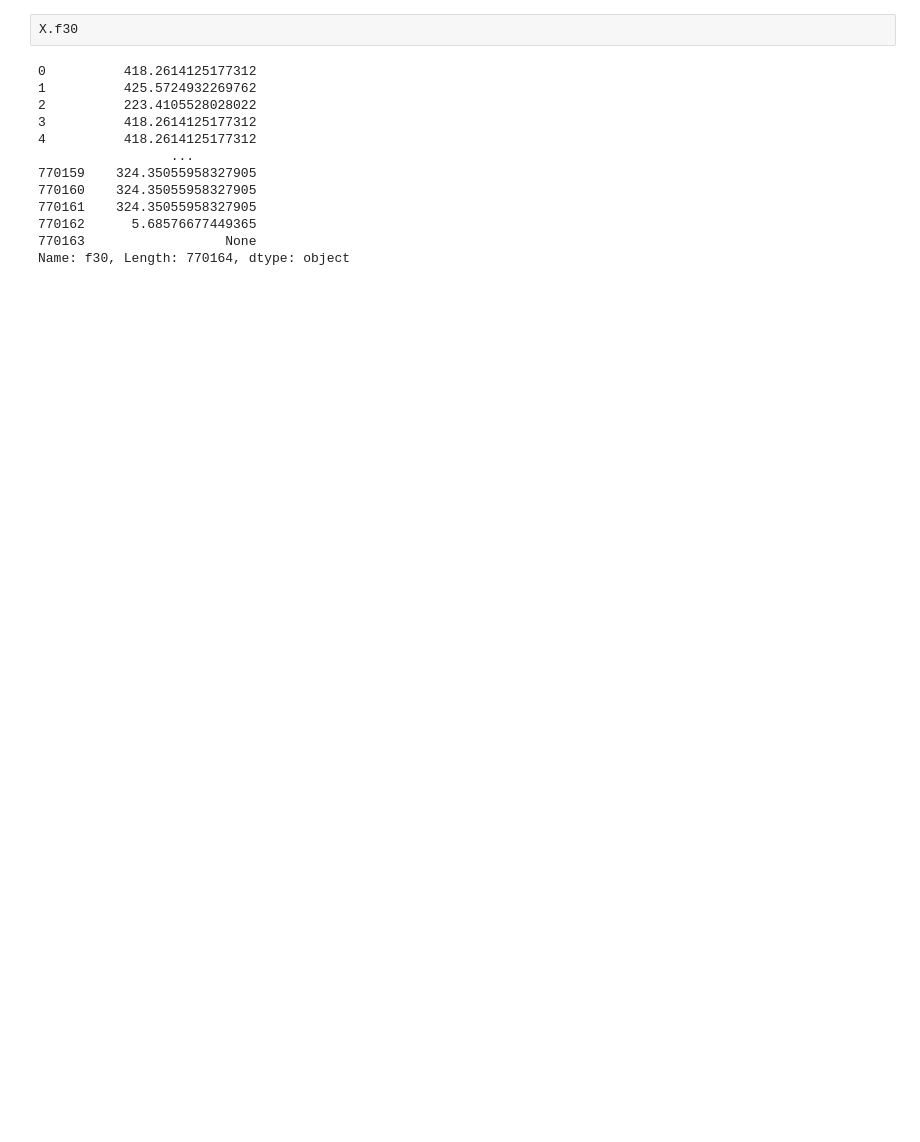
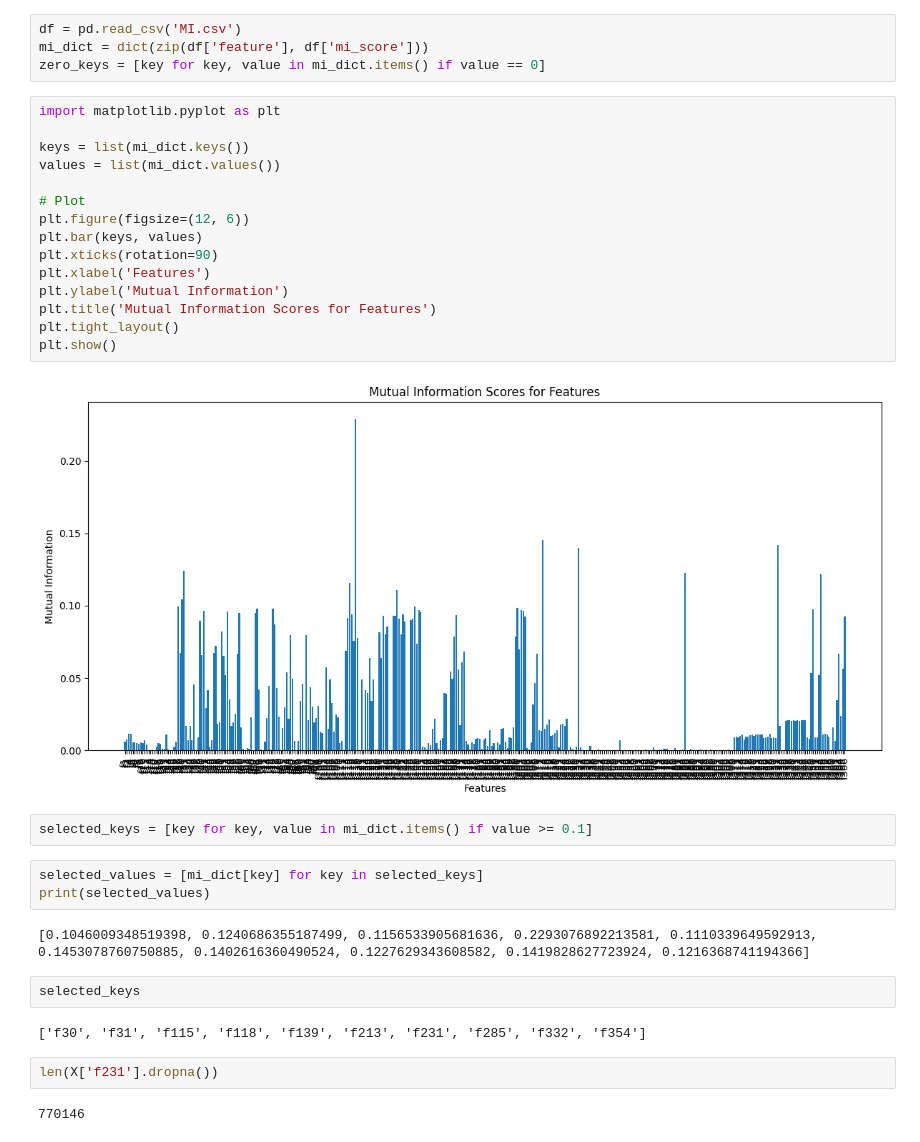
Before and after one commit to sudharsan-senthil/AmEx2025, a Jupyter notebook: main.ipynb, the cells around one changed output. Saved outputs shown, nothing was run; the diff lists cells and outputs as text; blank space fills up the shorter version.

```diff
--- a/main.ipynb
+++ b/main.ipynb
@@ -40,15 +40,36 @@ KeyboardInterrupt:
-# %%
-X.f30
-# %% [output]
-0          418.2614125177312
-1          425.5724932269762
-2          223.4105528028022
-3          418.2614125177312
-4          418.2614125177312
-                 ...
-770159    324.35055958327905
-770160    324.35055958327905
-770161    324.35055958327905
-770162      5.68576677449365
-770163                  None
-Name: f30, Length: 770164, dtype: object
+# %%
+df = pd.read_csv('MI.csv')
+mi_dict = dict(zip(df['feature'], df['mi_score']))
+zero_keys = [key for key, value in mi_dict.items() if value == 0]
+# %%
+import matplotlib.pyplot as plt
+
+keys = list(mi_dict.keys())
+values = list(mi_dict.values())
+
+# Plot
+plt.figure(figsize=(12, 6))
+plt.bar(keys, values)
+plt.xticks(rotation=90)
+plt.xlabel('Features')
+plt.ylabel('Mutual Information')
+plt.title('Mutual Information Scores for Features')
+plt.tight_layout()
+plt.show()
+# %% [output]
+[figure, added]
+# %%
+selected_keys = [key for key, value in mi_dict.items() if value >= 0.1]
+# %%
+selected_values = [mi_dict[key] for key in selected_keys]
+print(selected_values)
+# %% [output]
+[0.1046009348519398, 0.1240686355187499, 0.1156533905681636, 0.2293076892213581, 0.1110339649592913, 0.1453078760750885, 0.1402616360490524, 0.1227629343608582, 0.1419828627723924, 0.1216368741194366]
+# %%
+selected_keys
+# %% [output]
+['f30', 'f31', 'f115', 'f118', 'f139', 'f213', 'f231', 'f285', 'f332', 'f354']
+# %%
+len(X['f231'].dropna())
+# %% [output]
+770146
```
Also changed, not shown: parts of 3 cells of this notebook, 1 other file.
